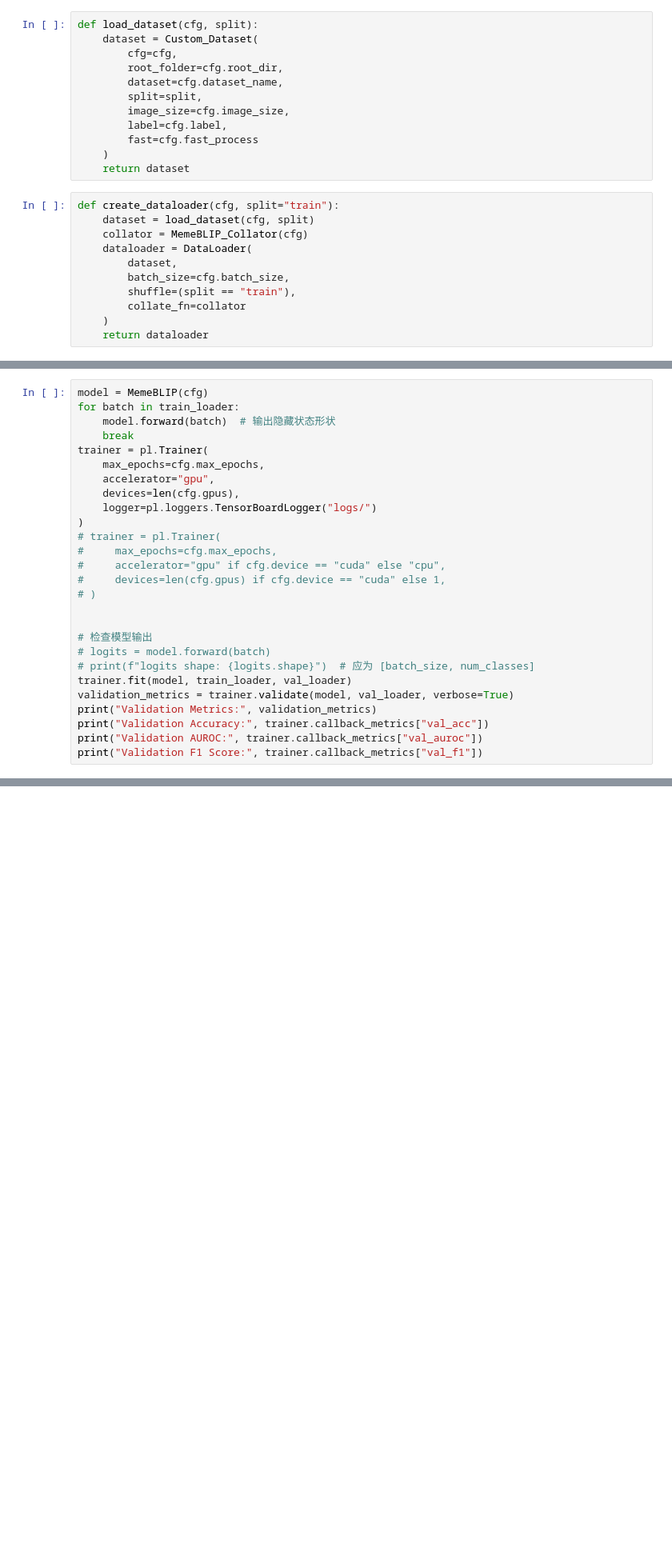
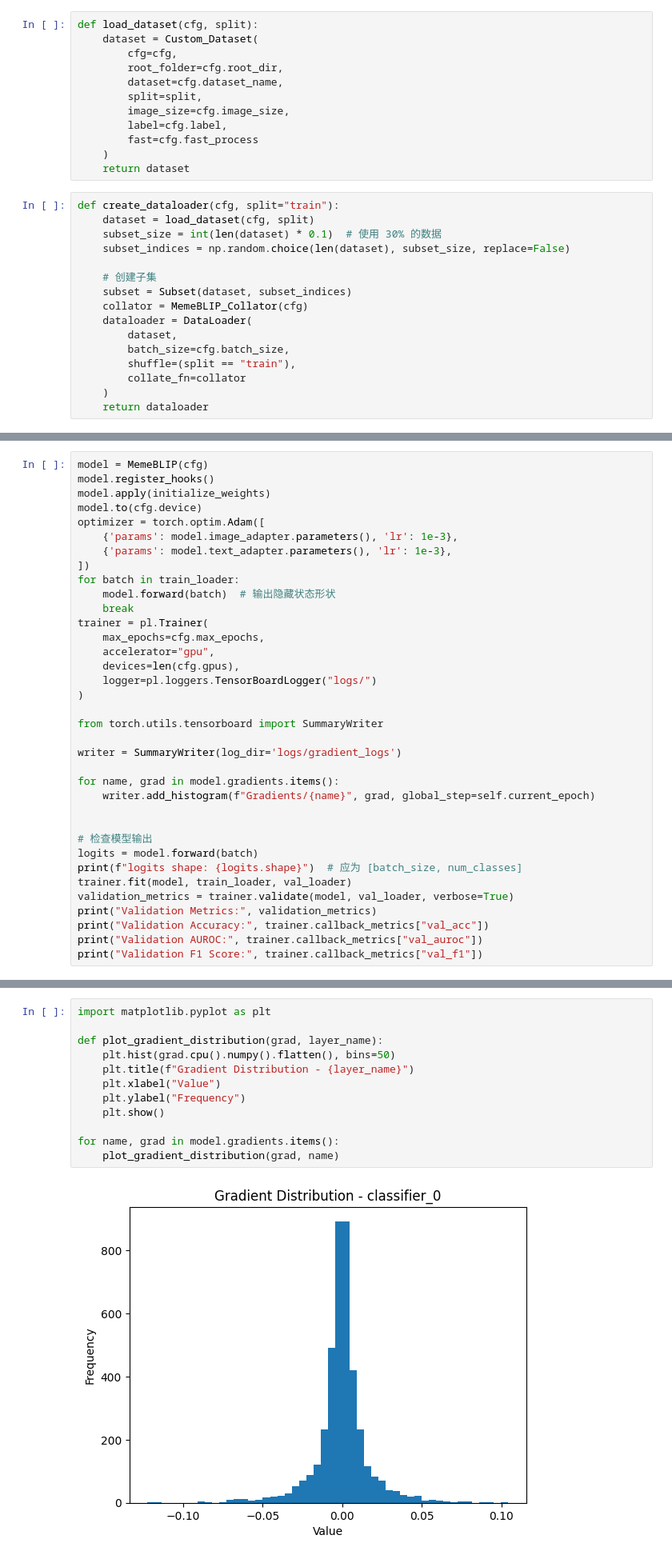
Before and after one commit to JackyLiu47/memeBlip, a Jupyter notebook: memeBlip.ipynb, the cells around one changed output, grey strips where cells are left out. Shown at 80% size. Cells and saved outputs as stored; diff of their text form; blank space fills up the shorter version.

Commit message:
gradient improve

```diff
--- a/memeBlip.ipynb
+++ b/memeBlip.ipynb
@@ -209,6 +211,11 @@ def load_dataset(cfg, split):
 # %%
 def create_dataloader(cfg, split="train"):
     dataset = load_dataset(cfg, split)
+    subset_size = int(len(dataset) * 0.1)  # 使用 30% 的数据
+    subset_indices = np.random.choice(len(dataset), subset_size, replace=False)
+
+    # 创建子集
+    subset = Subset(dataset, subset_indices)
     collator = MemeBLIP_Collator(cfg)
     dataloader = DataLoader(
         dataset,
@@ -496,5 +645,12 @@ class MemeBLIP(pl.LightningModule):
 # %%
 model = MemeBLIP(cfg)
+model.register_hooks()
+model.apply(initialize_weights)
+model.to(cfg.device)
+optimizer = torch.optim.Adam([
+    {'params': model.image_adapter.parameters(), 'lr': 1e-3},
+    {'params': model.text_adapter.parameters(), 'lr': 1e-3},
+])
 for batch in train_loader:
     model.forward(batch)  # 输出隐藏状态形状
     break
@@ -504,16 +660,18 @@ trainer = pl.Trainer(
     devices=len(cfg.gpus),
     logger=pl.loggers.TensorBoardLogger("logs/")
 )
-# trainer = pl.Trainer(
-#     max_epochs=cfg.max_epochs,
-#     accelerator="gpu" if cfg.device == "cuda" else "cpu",
-#     devices=len(cfg.gpus) if cfg.device == "cuda" else 1,
-# )
+
+from torch.utils.tensorboard import SummaryWriter
+
+writer = SummaryWriter(log_dir='logs/gradient_logs')
+
+for name, grad in model.gradients.items():
+    writer.add_histogram(f"Gradients/{name}", grad, global_step=self.current_epoch)
 
 
 # 检查模型输出
-# logits = model.forward(batch)
-# print(f"logits shape: {logits.shape}")  # 应为 [batch_size, num_classes]
+logits = model.forward(batch)
+print(f"logits shape: {logits.shape}")  # 应为 [batch_size, num_classes]
 trainer.fit(model, train_loader, val_loader)
 validation_metrics = trainer.validate(model, val_loader, verbose=True)
 print("Validation Metrics:", validation_metrics)
@@ -560,0 +826,14 @@ Validation F1 Score: tensor(0.6140)
+# %%
+import matplotlib.pyplot as plt
+
+def plot_gradient_distribution(grad, layer_name):
+    plt.hist(grad.cpu().numpy().flatten(), bins=50)
+    plt.title(f"Gradient Distribution - {layer_name}")
+    plt.xlabel("Value")
+    plt.ylabel("Frequency")
+    plt.show()
+
+for name, grad in model.gradients.items():
+    plot_gradient_distribution(grad, name)
+# %% [output]
+[figure, added]
```
Also changed, not shown: parts of 13 cells of this notebook.
